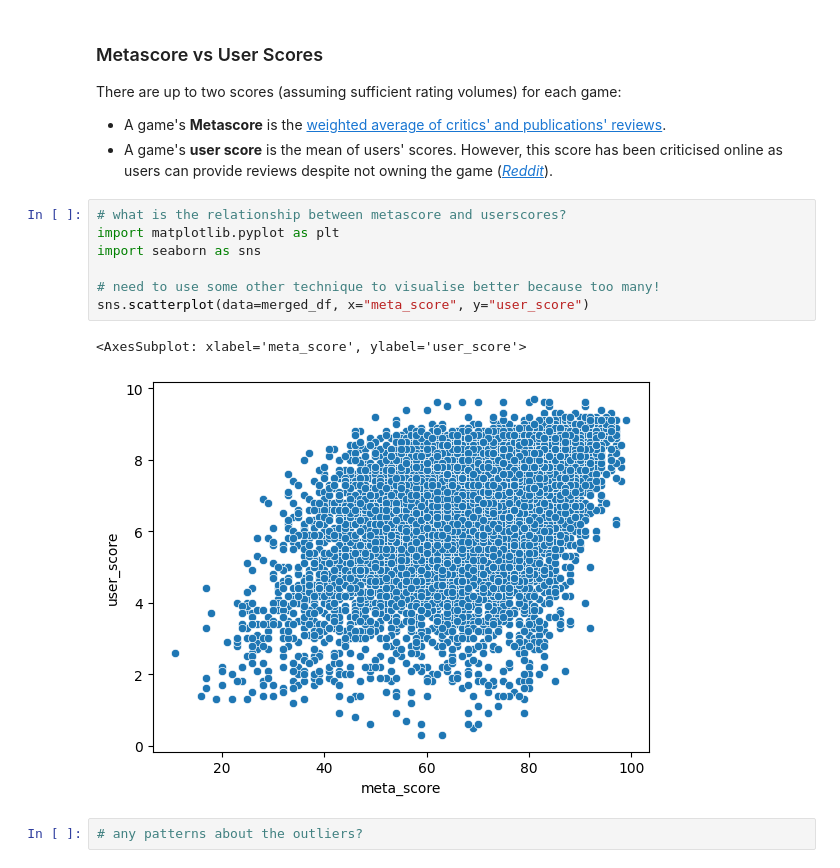
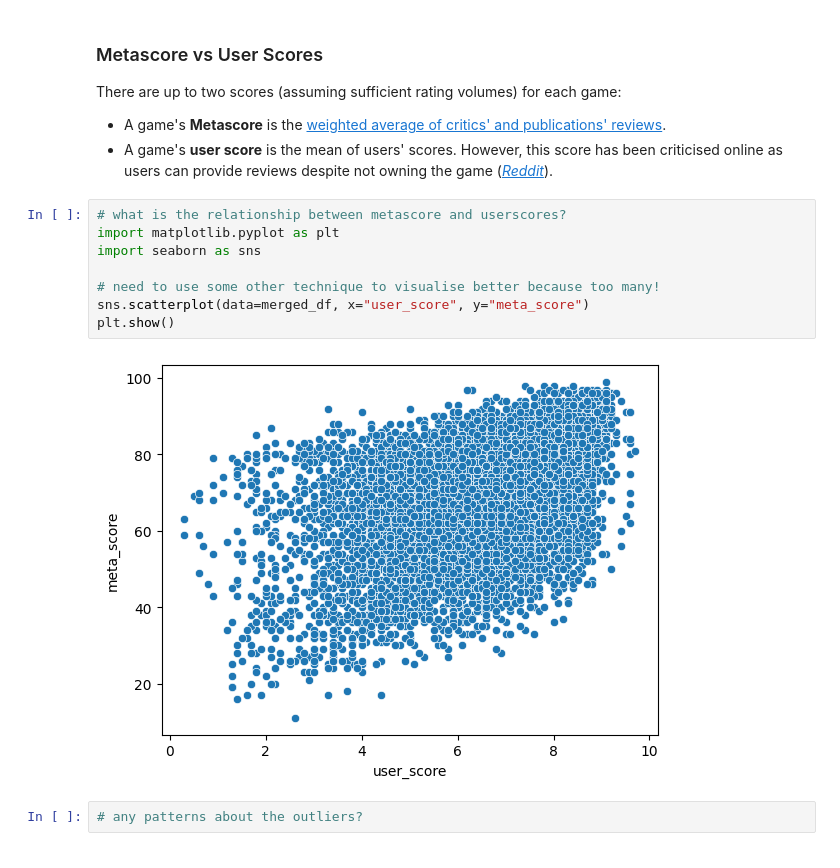
Before and after one commit to henrylin03/video-games, a Jupyter notebook: analysis.ipynb, the cells around one changed output. Saved outputs shown, nothing was run; the diff lists cells and outputs as text.

Commit message:
change scatterplot axes and use plt.show()

```diff
--- a/analysis.ipynb
+++ b/analysis.ipynb
@@ -364,13 +364,13 @@ There are up to two scores (assuming sufficient rating volumes) for each game:
 # %%
 # what is the relationship between metascore and userscores?
 import matplotlib.pyplot as plt
 import seaborn as sns
 
 # need to use some other technique to visualise better because too many!
-sns.scatterplot(data=merged_df, x="meta_score", y="user_score")
+sns.scatterplot(data=merged_df, x="user_score", y="meta_score")
+plt.show()
 # %% [output]
-<AxesSubplot: xlabel='meta_score', ylabel='user_score'>
-[figure, old version]
+[figure, new version]
 # %%
 # any patterns about the outliers?
 # %%
```
